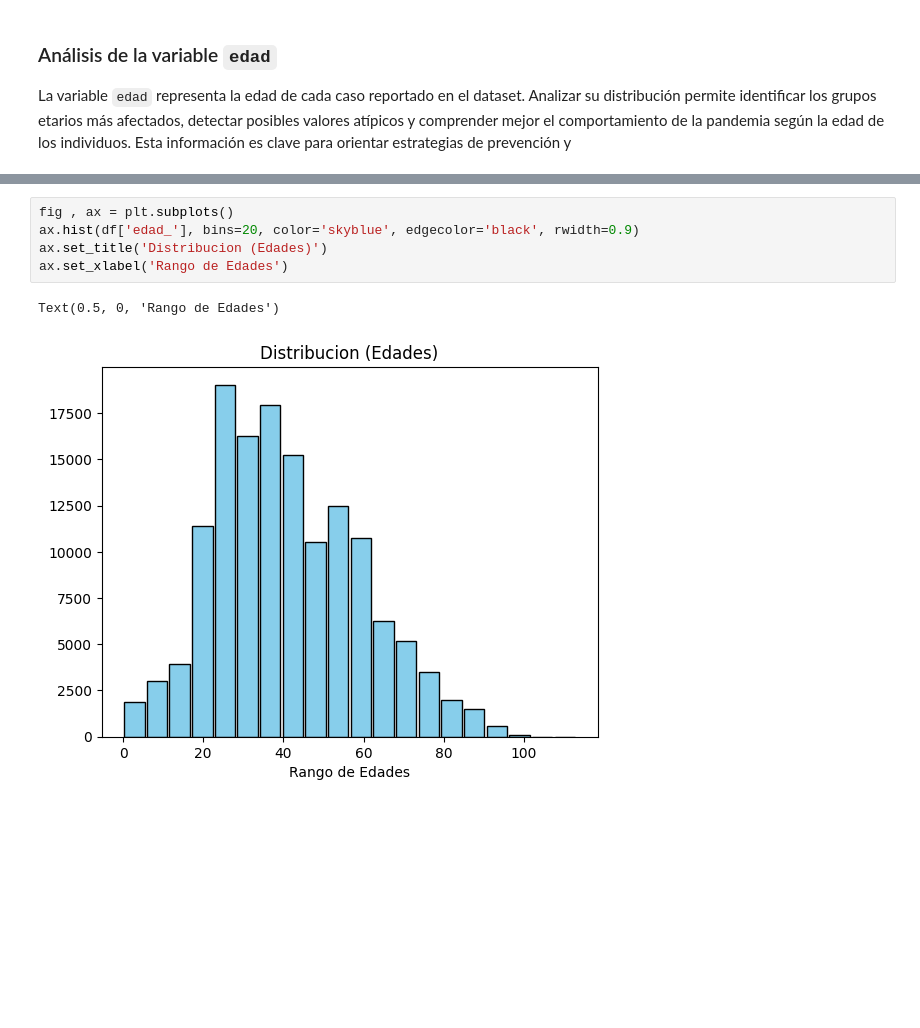
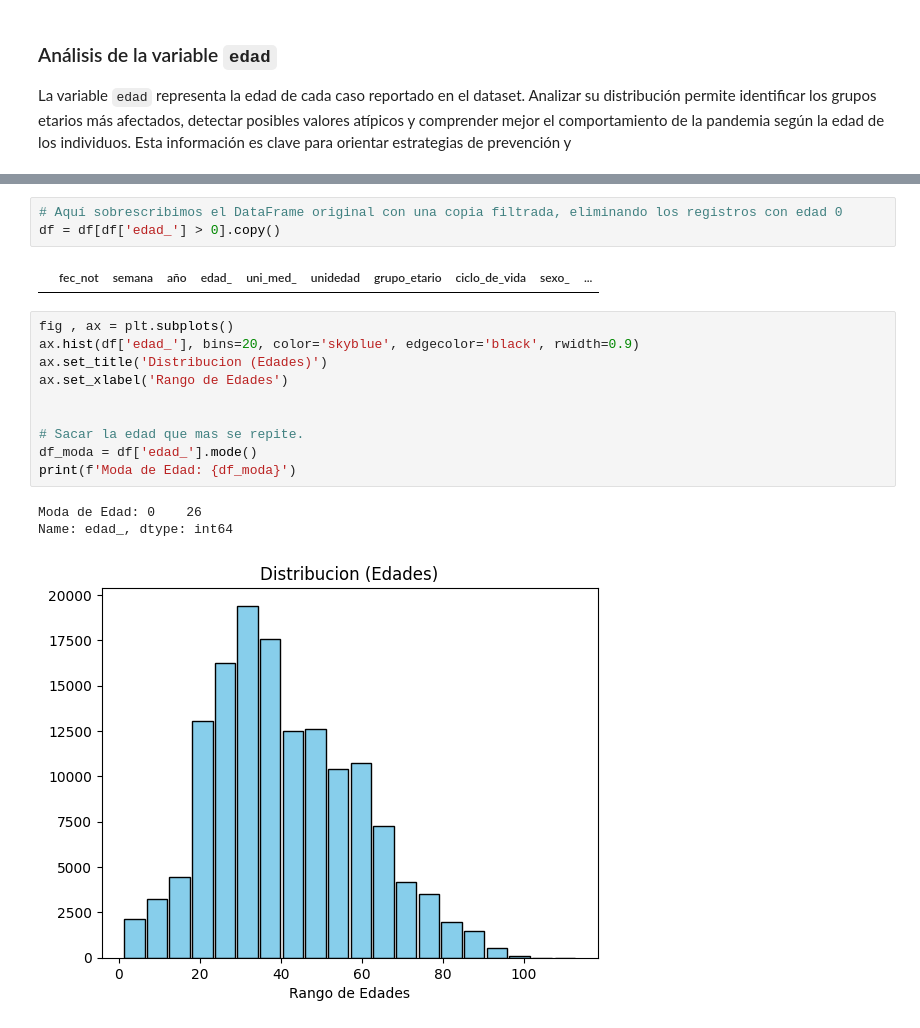
Before and after one commit to Lisandrot1/data-warehouse-analytics, a Jupyter notebook: notebooks/EDA.ipynb, the cells around one changed output, grey strips where cells are left out. Drawn from its saved outputs; the diff is of its cells as text; blank space fills up the shorter version.

Commit message:
EDA: Filtrado de registros con edad 0 y confirmación de limpieza de datos en la variable edad

```diff
--- a/notebooks/EDA.ipynb
+++ b/notebooks/EDA.ipynb
@@ -74,8 +81,19 @@ La variable `edad` representa la edad de cada caso reportado en el dataset. Anal
+# %%
+# Aquí sobrescribimos el DataFrame original con una copia filtrada, eliminando los registros con edad 0
+df = df[df['edad_'] > 0].copy()
+# %% [output]
+|  | fec_not | semana | año | edad_ | uni_med_ | unidedad | grupo_etario | ciclo_de_vida | sexo_ | ... |
 # %%
 fig , ax = plt.subplots()
 ax.hist(df['edad_'], bins=20, color='skyblue', edgecolor='black', rwidth=0.9)
 ax.set_title('Distribucion (Edades)')
 ax.set_xlabel('Rango de Edades')
+
+
+# Sacar la edad que mas se repite.
+df_moda = df['edad_'].mode()
+print(f'Moda de Edad: {df_moda}')
 # %% [output]
-Text(0.5, 0, 'Rango de Edades')
+Moda de Edad: 0    26
+Name: edad_, dtype: int64
-[figure, old version]
+[figure, new version]
```
Also changed, not shown: parts of 4 cells of this notebook, 2 other files.
